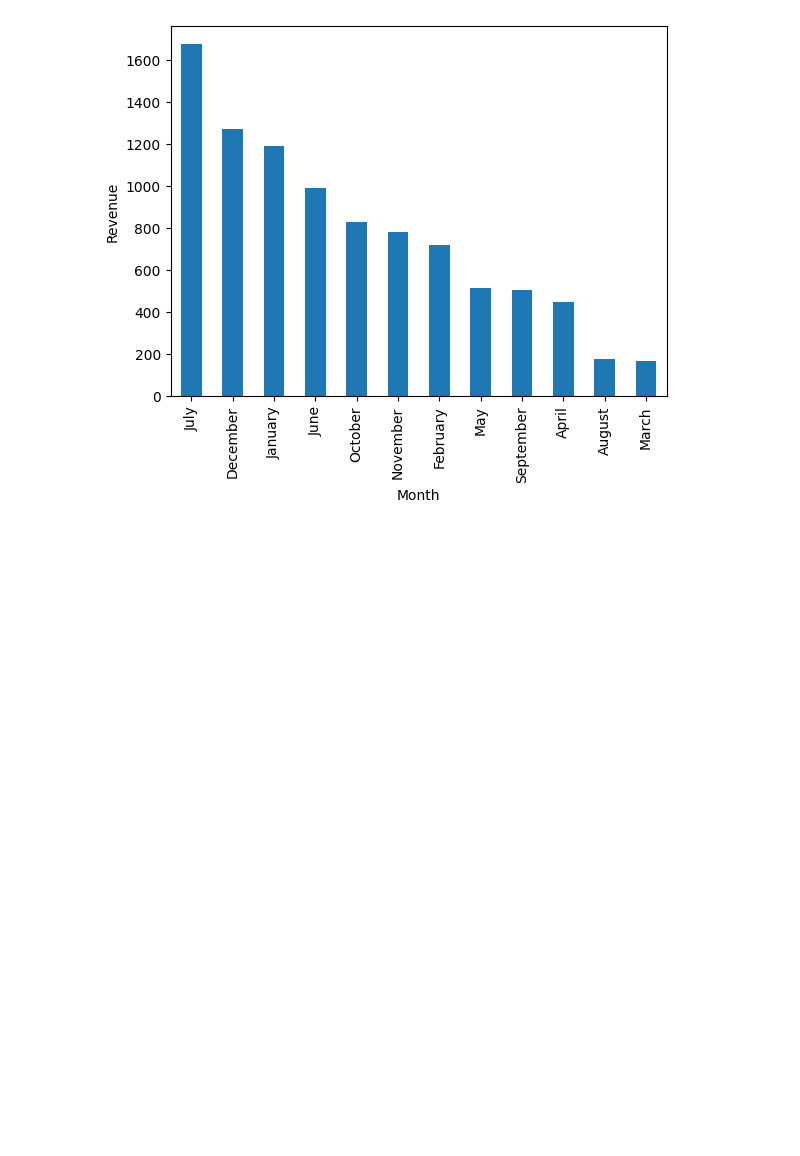
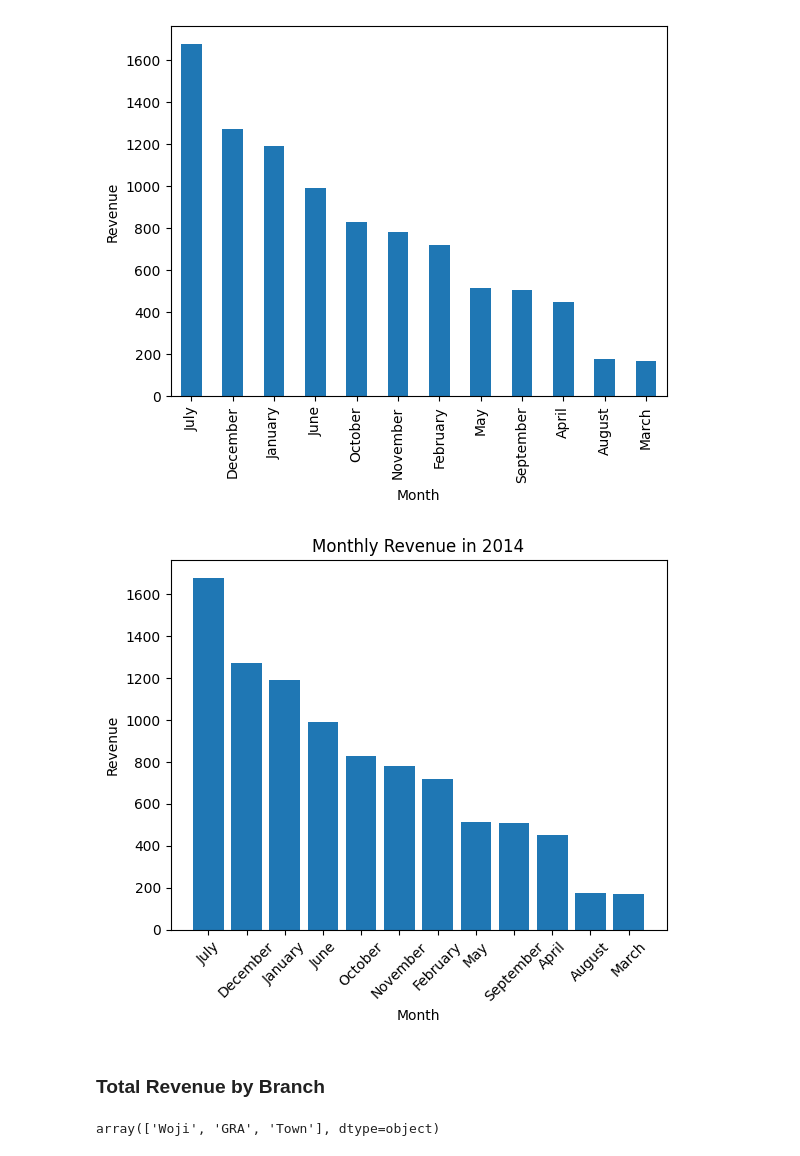
Before and after one commit to KudoroEsther/Files-Data_Analysis-, a Jupyter notebook: Task14/Task_14.ipynb, the cells around one changed output. Saved outputs shown, nothing was run; the diff lists cells and outputs as text; code cells hidden in the pictures; blank space fills up the shorter version.

```diff
--- a/Task14/Task_14.ipynb
+++ b/Task14/Task_14.ipynb
@@ -239,3 +239,22 @@ monthly_revenue_2014.plot(kind="bar", xlabel="Month", ylabel="Revenue")
 # %% [output]
 <Axes: xlabel='Month', ylabel='Revenue'>
 [figure]
+# %%
+#Using matplotlib
+#plt.bar(x axis, y axis)
+plt.bar(monthly_revenue_2014.index, monthly_revenue_2014.values)
+plt.xticks(rotation = 45)
+plt.xlabel("Month")
+plt.ylabel("Revenue")
+plt.title("Monthly Revenue in 2014")
+plt.show()
+# %% [output]
+[figure, added]
+# %% [markdown]
+### Total Revenue by Branch
+# %%
+#Total revenue by branch
+#this prints the unique branches in sales
+sales["Branch"].unique()
+# %% [output]
+array(['Woji', 'GRA', 'Town'], dtype=object)
```
Also changed, not shown: parts of 8 cells of this notebook.
